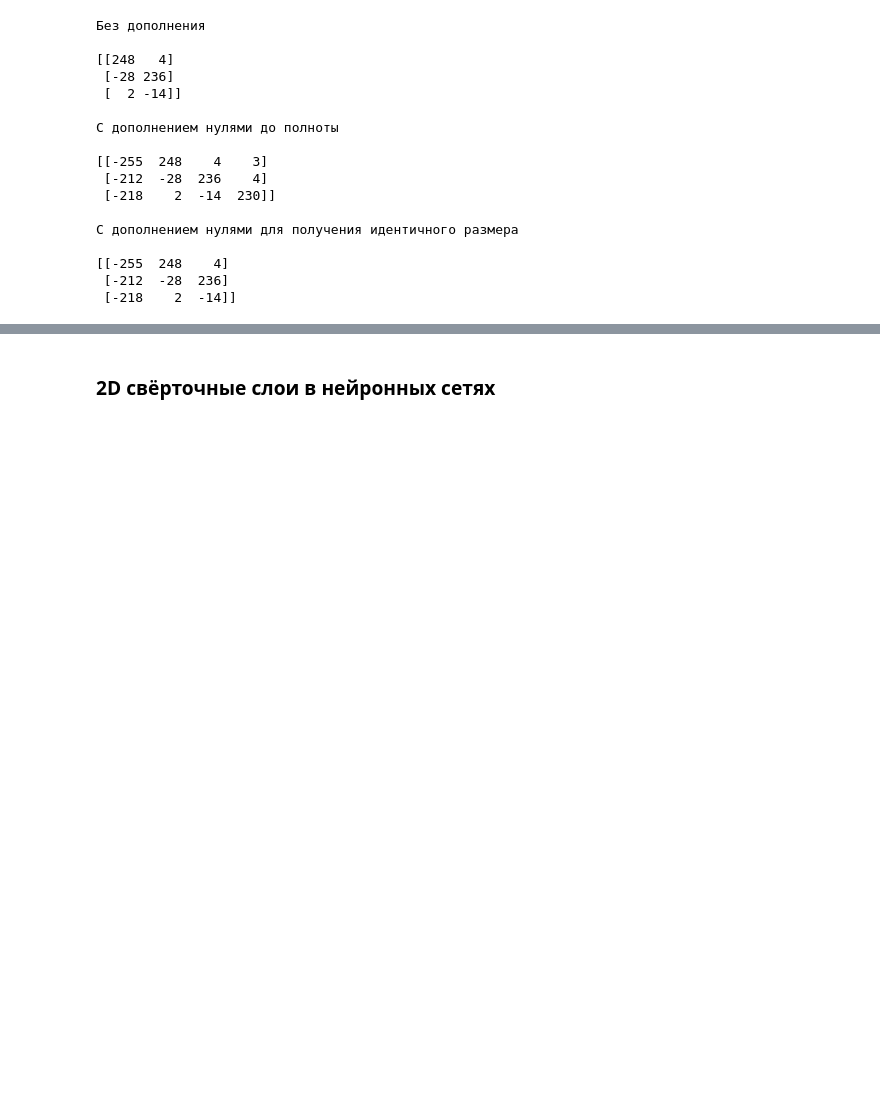
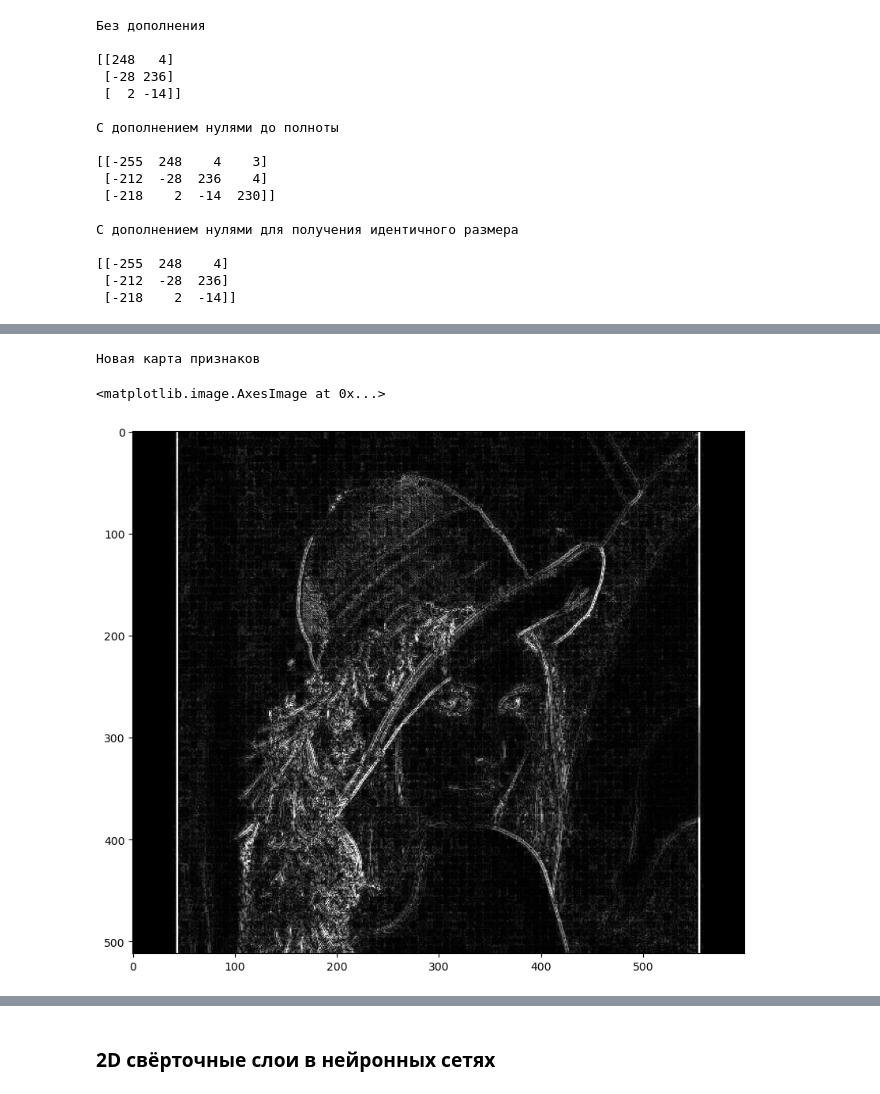
Before and after one commit to EvilMax/ai-ml, a Jupyter notebook: m5/CNN-basics.ipynb, the cells around one changed output, grey strips where cells are left out. Saved outputs shown, nothing was run; the diff lists cells and outputs as text; code cells hidden in the pictures; blank space fills up the shorter version.

```diff
--- a/m5/CNN-basics.ipynb
+++ b/m5/CNN-basics.ipynb
@@ -255,0 +385,17 @@ print('{0} \n'.format(sg.convolve( I, g, 'same')))
+# %%
+type(grad)
+
+grad_biases = np.absolute(grad) + 150
+
+grad_biases[grad_biases > 255] = 255
+# %%
+%matplotlib inline
+
+print('Новая карта признаков')
+
+fig, aux = plt.subplots(figsize=(10, 10))
+aux.imshow(np.absolute(grad_biases), cmap='gray')
+# %% [output]
+Новая карта признаков
+<matplotlib.image.AxesImage at 0x...>
+[figure, added]
```
Also changed, not shown: parts of 42 cells of this notebook, 12 other files.
